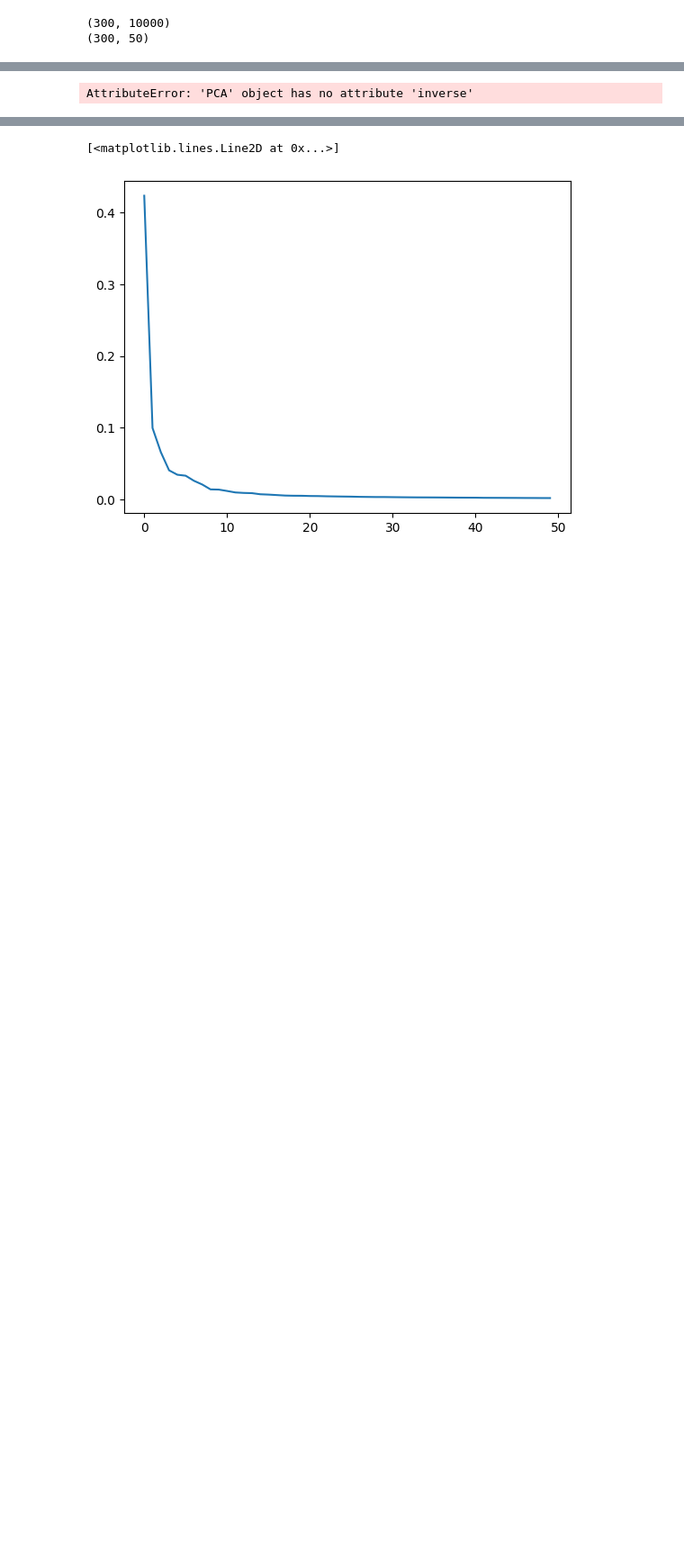
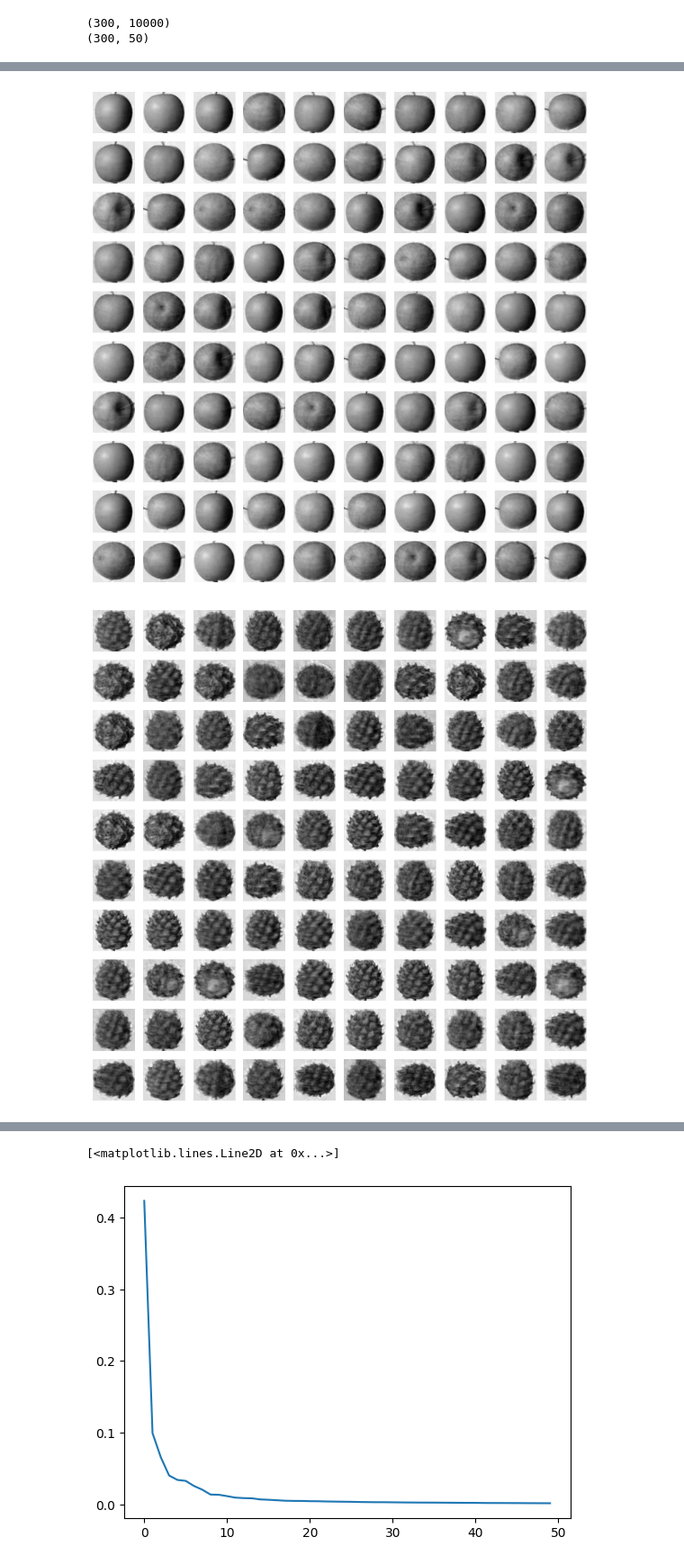
Before and after one commit to JakeANam/AIstudy24, a Jupyter notebook: 주성분분석.ipynb, the cells around one changed output, grey strips where cells are left out. Shown at 90% size. Saved outputs shown, nothing was run; the diff lists cells and outputs as text; code cells hidden in the pictures; blank space fills up the shorter version.

```diff
--- a/주성분분석.ipynb
+++ b/주성분분석.ipynb
@@ -101,6 +101,9 @@ print(fruits_inverse)
 # %%
-# fruits_reconstruct = pca.inverse.reshape(-1, 100, 100)
-# for start in [0, 100, 200]:
-#   draw_fruits(fruits_reverse[start])
+
+fruits_reconstruct = fruits_inverse.reshape(-1, 100, 100)
+for start in [0, 100, 200]:
+    draw_fruits(fruits_reconstruct[start:start+100])
+    print("\n")
 # %% [output]
-AttributeError: 'PCA' object has no attribute 'inverse'
+[figure, added]
+[figure, added]
```
Also changed, not shown: parts of 7 cells of this notebook.
